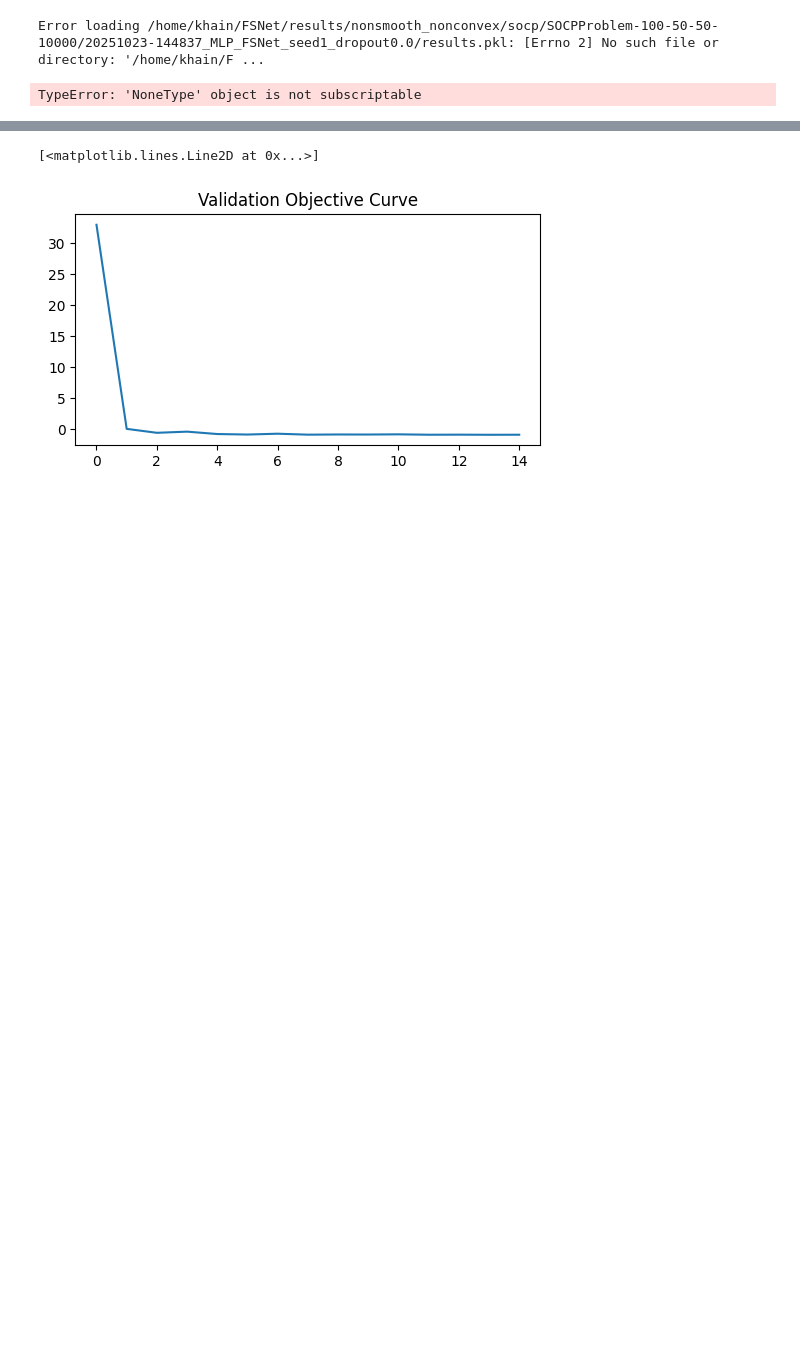
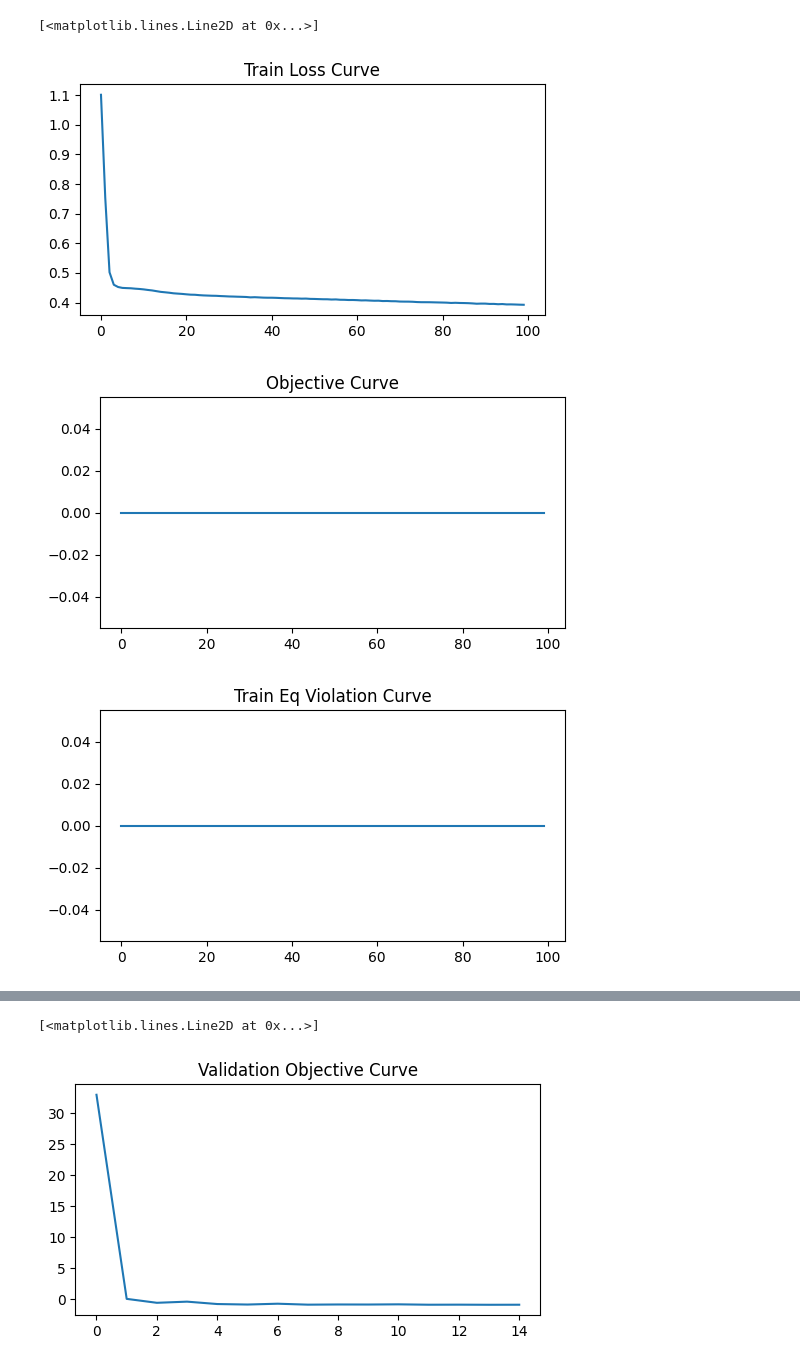
Before and after one commit to xkhainguyen/FSNet, a Jupyter notebook: results/get_results.ipynb, the cells around one changed output, grey strips where cells are left out. Drawn from its saved outputs; the diff is of its cells as text; code cells hidden in the pictures; blank space fills up the shorter version.

```diff
--- a/results/get_results.ipynb
+++ b/results/get_results.ipynb
@@ -22,13 +22,6 @@ def load_results(file_path):
     except Exception as e:
         print(f"Error loading {file_path}: {e}")
         return None
-# %%
-rel_path = "/home/khain/FSNet/"
-dir_path = "results/nonsmooth_nonconvex/socp/SOCPProblem-100-50-50-10000/20251023-144837_MLP_FSNet_seed1_dropout0.0/results.pkl"
-
-results = load_results(rel_path + dir_path)
-# %% [output]
-Error loading /home/khain/FSNet/results/nonsmooth_nonconvex/socp/SOCPProblem-100-50-50-10000/20251023-144837_MLP_FSNet_seed1_dropout0.0/results.pkl: [Errno 2] No such file or directory: '/home/khain/F ...
 # %%
 def get_train_metrics(results):
     """
@@ -95,26 +88,34 @@ def get_val_metrics(results):
             val_metrics[key].append(results['val_history'][k][key])
 
     return val_metrics
+# %%
+rel_path = "/home/khain/FSNet/"
+dir_path = "results/nonsmooth_nonconvex/socp/SOCPProblem-100-50-50-10000/20251024-132810_MLP_sup_partial_seed1_dropout0.1/results.pkl"
+
+results = load_results(rel_path + dir_path)
 # %%
 train_metrics = get_train_metrics(results)
 
 start = 0
-end = 1000
+end = 100
 
 plt.figure(figsize=(6, 3))
 plt.title('Train Loss Curve')
 plt.plot(train_metrics['loss'][start:end], label='Train Loss')
 
 plt.figure(figsize=(6, 3))
 plt.title('Objective Curve')
 plt.plot(train_metrics['obj'][start:end], label='Train Loss')
 
 plt.figure(figsize=(6, 3))
 plt.title('Train Eq Violation Curve')
 plt.plot(train_metrics['eq_violation'][start:end], label='Train Eq Violation')
 
 plt.figure(figsize=(6, 3))
 plt.title('Train Ineq Violation Curve')
 plt.plot(train_metrics['ineq_violation'][start:end], label='Train Ineq Violation')
 # %% [output]
-TypeError: 'NoneType' object is not subscriptable
+[<matplotlib.lines.Line2D at 0x...>]
+[figure, added]
+[figure, added]
+[figure, added]
```
Also changed, not shown: parts of 2 cells of this notebook, 12 other files.
